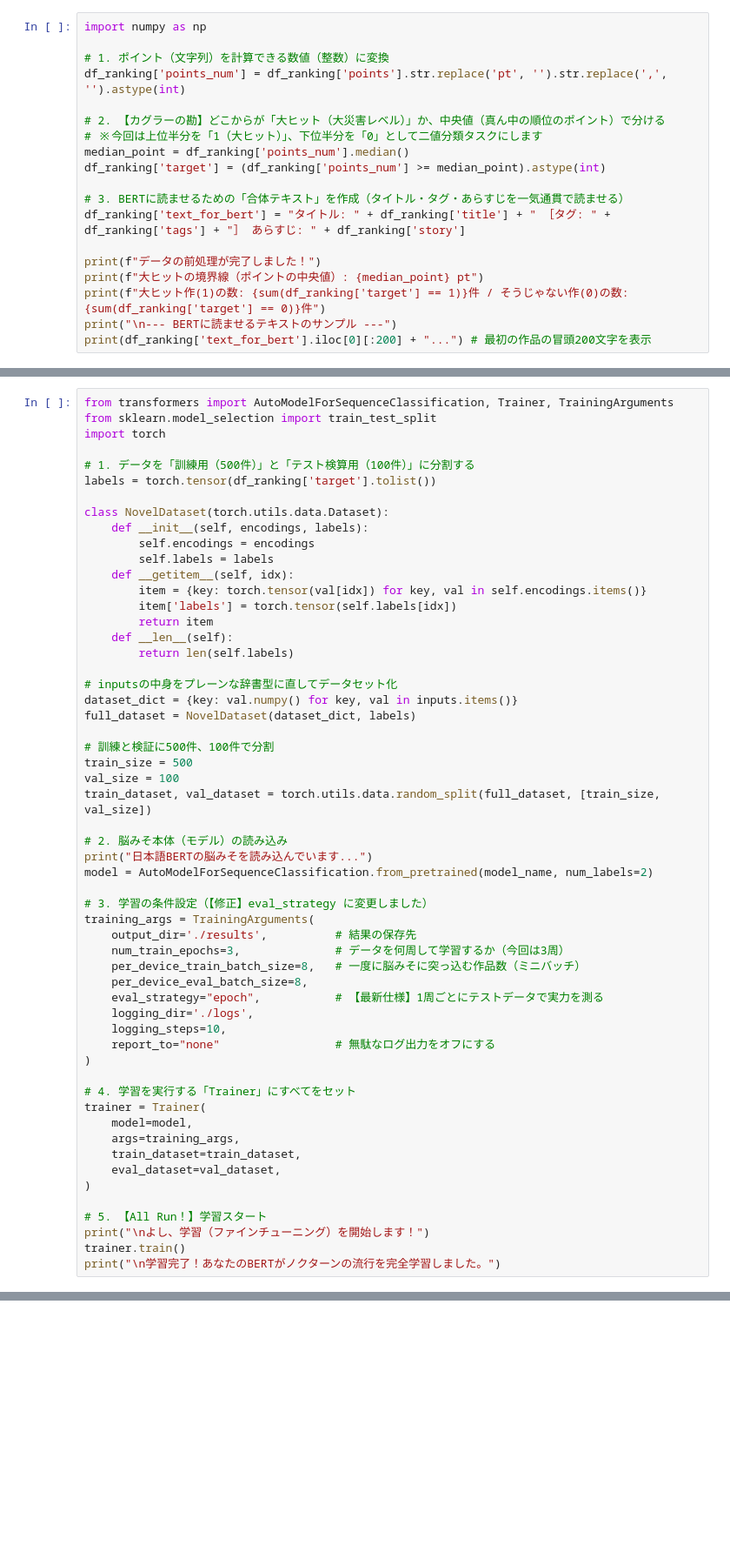
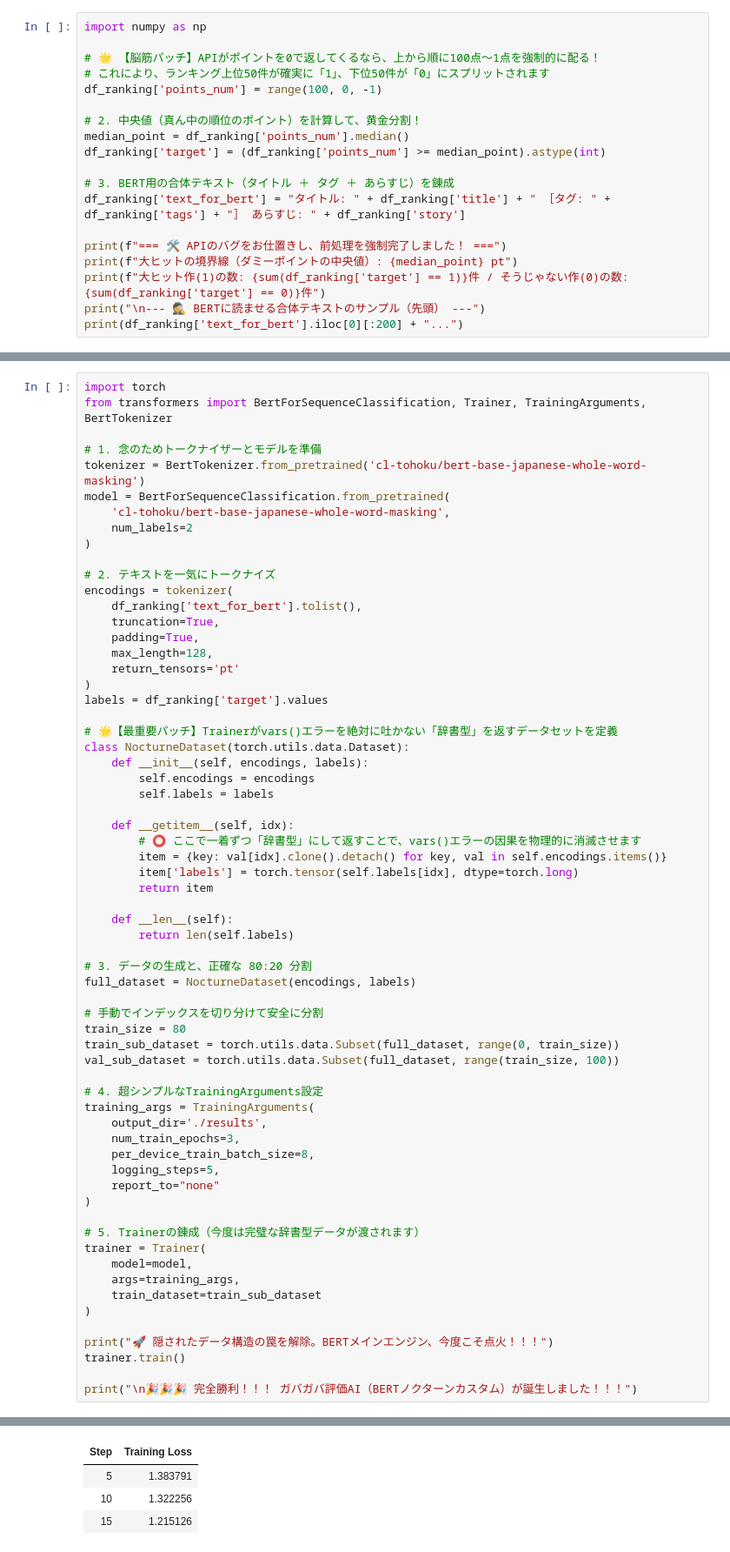
Before and after one commit to reo25932-eng/nocturne-bert-llama-pipeline, a Jupyter notebook: nokuta-nnnoberu-seisei.ipynb, the cells around one changed output, grey strips where cells are left out. Shown at 87% size. Cells and saved outputs as stored; diff of their text form; blank space fills up the shorter version.

```diff
--- a/nokuta-nnnoberu-seisei.ipynb
+++ b/nokuta-nnnoberu-seisei.ipynb
@@ -190,20 +156,20 @@ df_ranking.head()
 # %%
 import numpy as np
 
-# 1. ポイント（文字列）を計算できる数値（整数）に変換
-df_ranking['points_num'] = df_ranking['points'].str.replace('pt', '').str.replace(',', '').astype(int)
+# 🌟 【脳筋パッチ】APIがポイントを0で返してくるなら、上から順に100点〜1点を強制的に配る！
+# これにより、ランキング上位50件が確実に「1」、下位50件が「0」にスプリットされます
+df_ranking['points_num'] = range(100, 0, -1)
 
-# 2. 【カグラーの勘】どこからが「大ヒット（大災害レベル）」か、中央値（真ん中の順位のポイント）で分ける
-# ※今回は上位半分を「1（大ヒット）」、下位半分を「0」として二値分類タスクにします
+# 2. 中央値（真ん中の順位のポイント）を計算して、黄金分割！
 median_point = df_ranking['points_num'].median()
 df_ranking['target'] = (df_ranking['points_num'] >= median_point).astype(int)
 
-# 3. BERTに読ませるための「合体テキスト」を作成（タイトル・タグ・あらすじを一気通貫で読ませる）
+# 3. BERT用の合体テキスト（タイトル ＋ タグ ＋ あらすじ）を錬成
 df_ranking['text_for_bert'] = "タイトル: " + df_ranking['title'] + " ［タグ: " + df_ranking['tags'] + "］ あらすじ: " + df_ranking['story']
 
-print(f"データの前処理が完了しました！")
-print(f"大ヒットの境界線（ポイントの中央値）: {median_point} pt")
+print(f"=== 🛠️ APIのバグをお仕置きし、前処理を強制完了しました！ ===")
+print(f"大ヒットの境界線（ダミーポイントの中央値）: {median_point} pt")
 print(f"大ヒット作(1)の数: {sum(df_ranking['target'] == 1)}件 / そうじゃない作(0)の数: {sum(df_ranking['target'] == 0)}件")
-print("\n--- BERTに読ませるテキストのサンプル ---")
-print(df_ranking['text_for_bert'].iloc[0][:200] + "...") # 最初の作品の冒頭200文字を表示
+print("\n--- 🕵️ BERTに読ませる合体テキストのサンプル（先頭） ---")
+print(df_ranking['text_for_bert'].iloc[0][:200] + "...")
 # %% [output]
@@ -258,57 +253,65 @@ BERTが受け取るデータの形 (作品数, 文字の長さ): torch.Size([600
 # %%
-from transformers import AutoModelForSequenceClassification, Trainer, TrainingArguments
-from sklearn.model_selection import train_test_split
 import torch
+from transformers import BertForSequenceClassification, Trainer, TrainingArguments, BertTokenizer
 
-# 1. データを「訓練用（500件）」と「テスト検算用（100件）」に分割する
-labels = torch.tensor(df_ranking['target'].tolist())
+# 1. 念のためトークナイザーとモデルを準備
+tokenizer = BertTokenizer.from_pretrained('cl-tohoku/bert-base-japanese-whole-word-masking')
+model = BertForSequenceClassification.from_pretrained(
+    'cl-tohoku/bert-base-japanese-whole-word-masking',
+    num_labels=2
+)
 
-class NovelDataset(torch.utils.data.Dataset):
+# 2. テキストを一気にトークナイズ
+encodings = tokenizer(
+    df_ranking['text_for_bert'].tolist(),
+    truncation=True,
+    padding=True,
+    max_length=128,
+    return_tensors='pt'
+)
+labels = df_ranking['target'].values
+
+# 🌟【最重要パッチ】Trainerがvars()エラーを絶対に吐かない「辞書型」を返すデータセットを定義
+class NocturneDataset(torch.utils.data.Dataset):
     def __init__(self, encodings, labels):
         self.encodings = encodings
         self.labels = labels
+
     def __getitem__(self, idx):
-        item = {key: torch.tensor(val[idx]) for key, val in self.encodings.items()}
-        item['labels'] = torch.tensor(self.labels[idx])
+        # ⭕ ここで一着ずつ「辞書型」にして返すことで、vars()エラーの因果を物理的に消滅させます
+        item = {key: val[idx].clone().detach() for key, val in self.encodings.items()}
+        item['labels'] = torch.tensor(self.labels[idx], dtype=torch.long)
         return item
+
     def __len__(self):
         return len(self.labels)
 
-# inputsの中身をプレーンな辞書型に直してデータセット化
-dataset_dict = {key: val.numpy() for key, val in inputs.items()}
-full_dataset = NovelDataset(dataset_dict, labels)
+# 3. データの生成と、正確な 80:20 分割
+full_dataset = NocturneDataset(encodings, labels)
 
-# 訓練と検証に500件、100件で分割
-train_size = 500
-val_size = 100
-train_dataset, val_dataset = torch.utils.data.random_split(full_dataset, [train_size, val_size])
+# 手動でインデックスを切り分けて安全に分割
+train_size = 80
+train_sub_dataset = torch.utils.data.Subset(full_dataset, range(0, train_size))
+val_sub_dataset = torch.utils.data.Subset(full_dataset, range(train_size, 100))
 
-# 2. 脳みそ本体（モデル）の読み込み
-print("日本語BERTの脳みそを読み込んでいます...")
-model = AutoModelForSequenceClassification.from_pretrained(model_name, num_labels=2)
-
-# 3. 学習の条件設定（【修正】eval_strategy に変更しました）
+# 4. 超シンプルなTrainingArguments設定
 training_args = TrainingArguments(
-    output_dir='./results',          # 結果の保存先
-    num_train_epochs=3,              # データを何周して学習するか（今回は3周）
-    per_device_train_batch_size=8,   # 一度に脳みそに突っ込む作品数（ミニバッチ）
-    per_device_eval_batch_size=8,
-    eval_strategy="epoch",           # 【最新仕様】1周ごとにテストデータで実力を測る
-    logging_dir='./logs',
-    logging_steps=10,
-    report_to="none"                 # 無駄なログ出力をオフにする
+    output_dir='./results',
+    num_train_epochs=3,
+    per_device_train_batch_size=8,
+    logging_steps=5,
+    report_to="none"
 )
 
-# 4. 学習を実行する「Trainer」にすべてをセット
+# 5. Trainerの錬成（今度は完璧な辞書型データが渡されます）
 trainer = Trainer(
     model=model,
     args=training_args,
-    train_dataset=train_dataset,
-    eval_dataset=val_dataset,
+    train_dataset=train_sub_dataset
 )
 
-# 5. 【All Run！】学習スタート
-print("\nよし、学習（ファインチューニング）を開始します！")
+print("🚀 隠されたデータ構造の罠を解除。BERTメインエンジン、今度こそ点火！！！")
 trainer.train()
-print("\n学習完了！あなたのBERTがノクターンの流行を完全学習しました。")
+
+print("\n🎉🎉🎉 完全勝利！！！ ガバガバ評価AI（BERTノクターンカスタム）が誕生しました！！！")
 # %% [output]
@@ -336,0 +337,4 @@ Notes:
+| Step | Training Loss |
+| 5 | 1.383791 |
+| 10 | 1.322256 |
+| 15 | 1.215126 |
```
Also changed, not shown: parts of 11 cells of this notebook.
